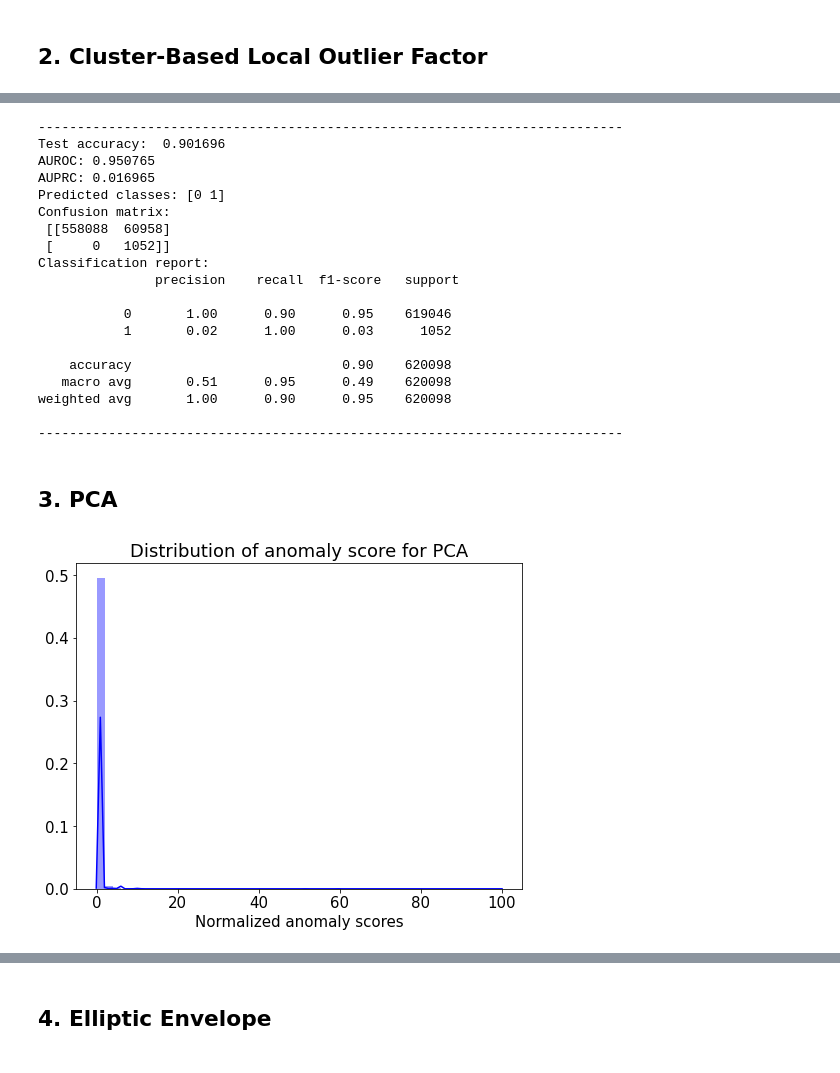
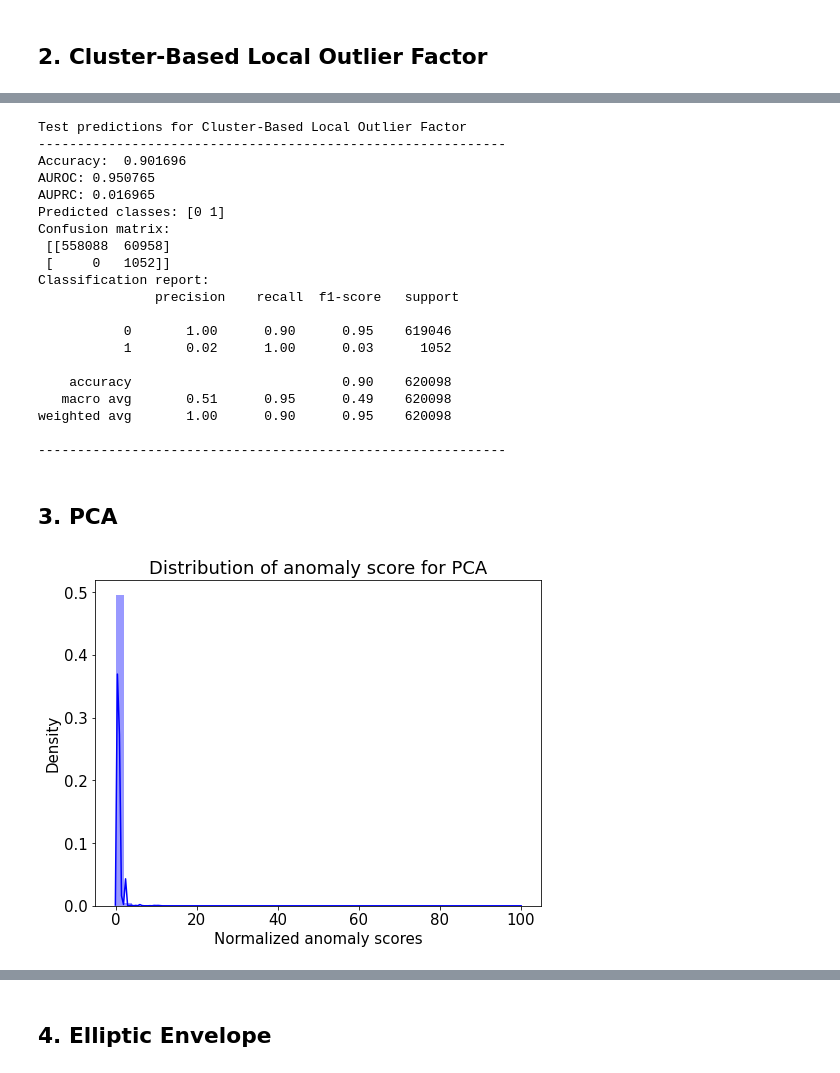
Before and after one commit to Owerre/Anomaly-Detection, a Jupyter notebook: Network-intrusion/notebooks/03-unsupervised-ml.ipynb, the cells around one changed output, grey strips where cells are left out. Saved outputs shown, nothing was run; the diff lists cells and outputs as text; code cells hidden in the pictures.

```diff
--- a/Network-intrusion/notebooks/03-unsupervised-ml.ipynb
+++ b/Network-intrusion/notebooks/03-unsupervised-ml.ipynb
@@ -125,9 +128,10 @@ model.plot_dist(cblof_df.anomaly_score, color = 'b', title = 'Distribution of an
 # %%
 # Evaluation metric
-model.eval_metric(y_true, cblof_y_pred)
+model.eval_metric(y_true, cblof_y_pred, model_nm = 'Cluster-Based Local Outlier Factor')
 # %% [output]
----------------------------------------------------------------------------
-Test accuracy:  0.901696
+Test predictions for Cluster-Based Local Outlier Factor
+------------------------------------------------------------
+Accuracy:  0.901696
 AUROC: 0.950765
 AUPRC: 0.016965
 Predicted classes: [0 1]
@@ -144,20 +148,21 @@ Classification report:
    macro avg       0.51      0.95      0.49    620098
 weighted avg       1.00      0.90      0.95    620098
 
----------------------------------------------------------------------------
+------------------------------------------------------------
 # %% [markdown]
 ## 3. PCA
 # %%
 # Train model
 pca_scores, pca_y_pred = model.pca(X_scaled, n_components = None, contamination = 0.1)
 
 # Add anomaly score to the data
 pca_df = df.copy()
 pca_df['anomaly_score'] = pca_scores
 
 # Plot anomaly score distribution
-model.plot_dist(pca_df.anomaly_score, color = 'b', title = 'Distribution of anomaly score for PCA')
+model.plot_dist(pca_df.anomaly_score, color = 'b',
+                title = 'Distribution of anomaly score for PCA')
 # %% [output]
-[figure, old version]
+[figure, new version]
 # %%
 # Evaluation metric
```
Also changed, not shown: parts of 6 cells of this notebook, 4 other files.
